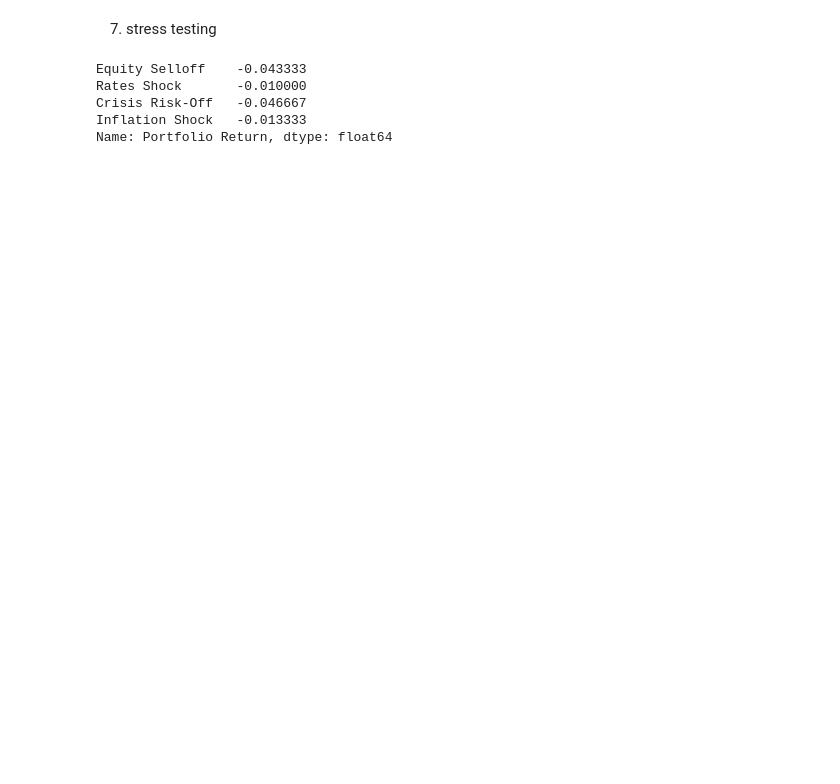
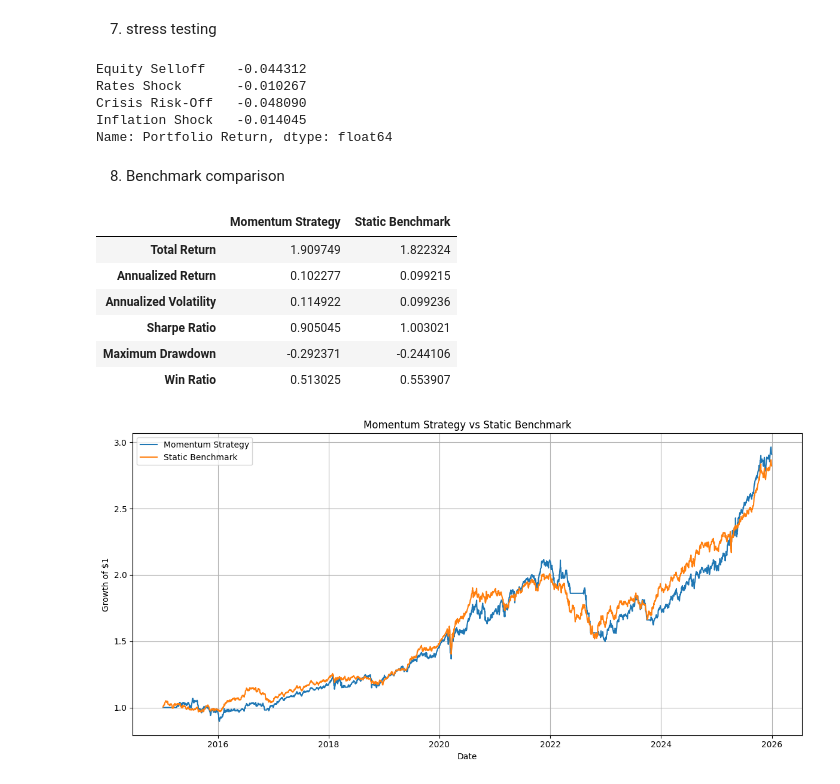
Before and after one commit to haonanchen0405-netizen/trading-risk-project, a Jupyter notebook: risk_project.ipynb, the cells around one changed output. Drawn from its saved outputs; the diff is of its cells as text; code cells hidden in the pictures; blank space fills up the shorter version.

Commit message:
Add weekly risk dashboard and benchmark analysis

```diff
--- a/risk_project.ipynb
+++ b/risk_project.ipynb
@@ -114,10 +104,9 @@ dtype: float64
 # %% [markdown]
 7. stress testing
 # %%
-
-scenarios = st.stress_scenarios()
+scenarios = risk.stress_scenarios()
 current_weights = weights.iloc[-1]
-stress_result = st.run_stress_test(
+stress_result = risk.run_stress_test(
     current_weights,
     tickers,
     scenarios
@@ -125,8 +114,55 @@ stress_result = st.run_stress_test(
 
 print(stress_result)
 # %% [output]
-Equity Selloff    -0.043333
-Rates Shock       -0.010000
-Crisis Risk-Off   -0.046667
-Inflation Shock   -0.013333
+Equity Selloff    -0.044312
+Rates Shock       -0.010267
+Crisis Risk-Off   -0.048090
+Inflation Shock   -0.014045
 Name: Portfolio Return, dtype: float64
+# %% [markdown]
+8. Benchmark comparison
+# %%
+import pandas as pd
+
+# Static benchmark allocation: SPY 1/6, QQQ 1/6, TLT 1/3, GLD 1/3
+benchmark_returns = port.calculate_benchmark_returns(returns)
+
+# Use exactly the same dates for a fair strategy-versus-benchmark comparison.
+comparison_returns = pd.concat(
+    [
+        strategy_returns.rename("Momentum Strategy"),
+        benchmark_returns.rename("Static Benchmark"),
+    ],
+    axis=1,
+    join="inner",
+).dropna()
+
+strategy_comparison_returns = comparison_returns["Momentum Strategy"]
+benchmark_comparison_returns = comparison_returns["Static Benchmark"]
+
+comparison_figure = port.plot_strategy_vs_benchmark(
+    strategy_comparison_returns,
+    benchmark_comparison_returns,
+)
+
+strategy_metrics = perf.calculate_performance_metrics(
+    strategy_comparison_returns
+)
+benchmark_metrics = perf.calculate_performance_metrics(
+    benchmark_comparison_returns
+)
+comparison = port.create_performance_comparison(
+    strategy_metrics,
+    benchmark_metrics,
+)
+
+comparison
+# %% [output]
+|  | Momentum Strategy | Static Benchmark |
+| Total Return | 1.909749 | 1.822324 |
+| Annualized Return | 0.102277 | 0.099215 |
+| Annualized Volatility | 0.114922 | 0.099236 |
+| Sharpe Ratio | 0.905045 | 1.003021 |
+| Maximum Drawdown | -0.292371 | -0.244106 |
+| Win Ratio | 0.513025 | 0.553907 |
+[figure, added]
```
Also changed, not shown: parts of 6 cells of this notebook, 8 other files.
